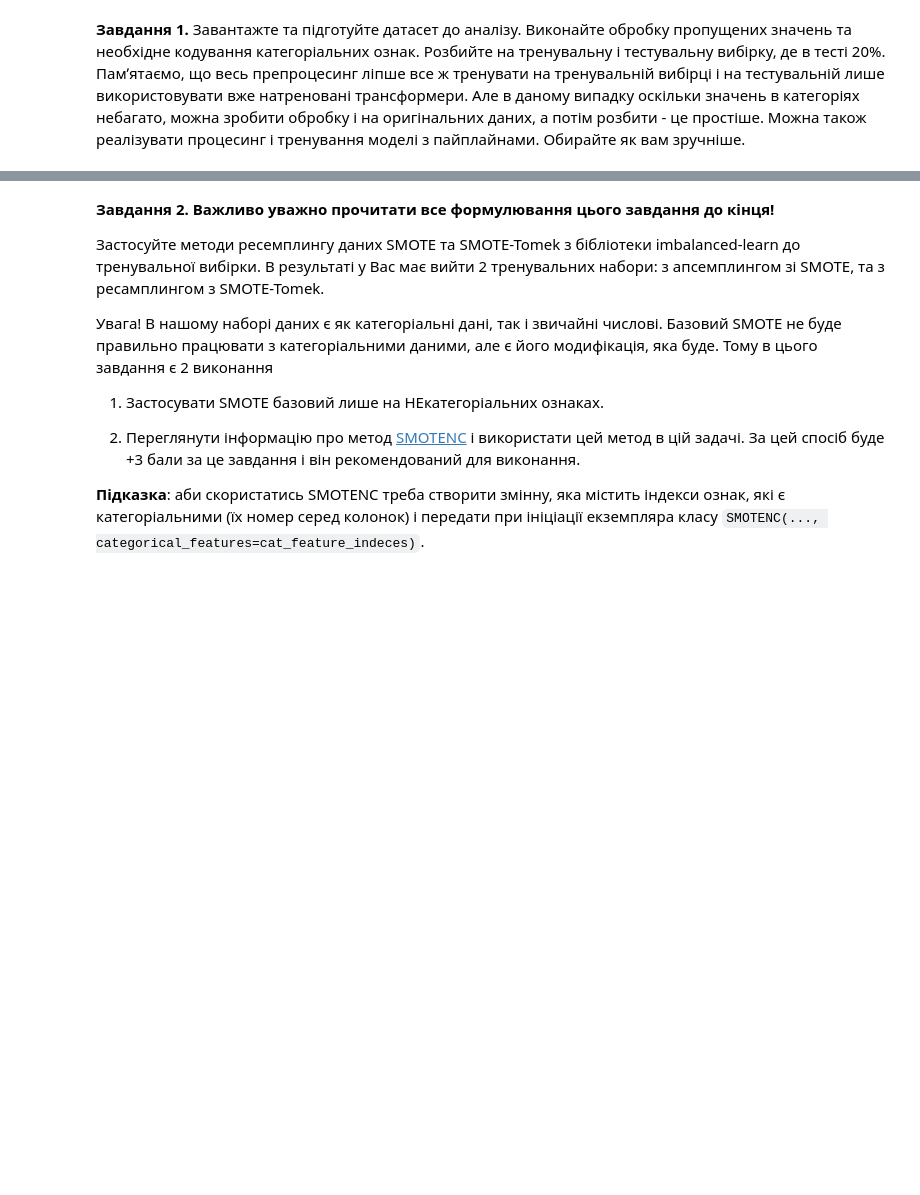
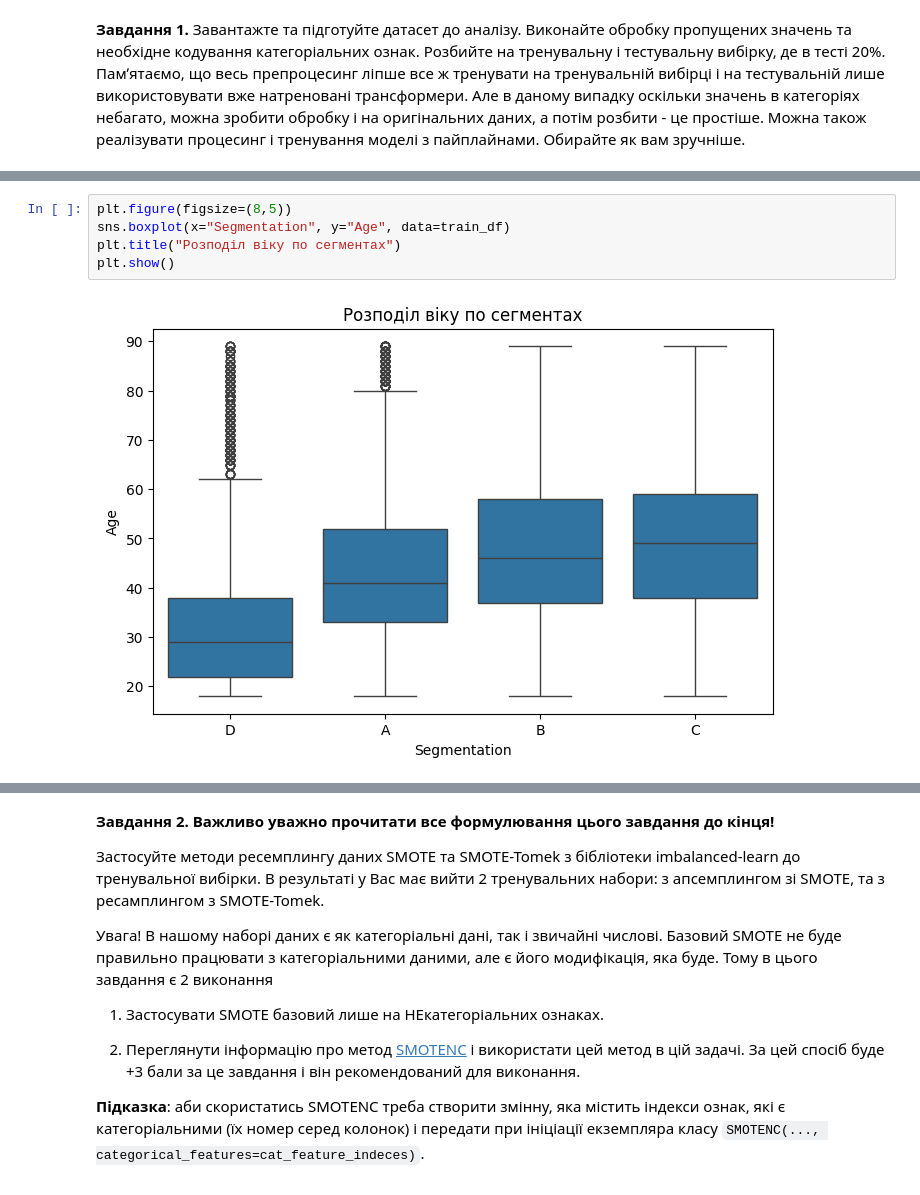
Before and after one commit to valeriya-reva/ml_course_hw, a Jupyter notebook: Less_2/HW_2_2_4_unbalanced_multiclass_classification.ipynb, the cells around one changed output, grey strips where cells are left out. Drawn from its saved outputs; the diff is of its cells as text; blank space fills up the shorter version.

```diff
--- a/Less_2/HW_2_2_4_unbalanced_multiclass_classification.ipynb
+++ b/Less_2/HW_2_2_4_unbalanced_multiclass_classification.ipynb
@@ -25,0 +169,7 @@
+# %%
+plt.figure(figsize=(8,5))
+sns.boxplot(x="Segmentation", y="Age", data=train_df)
+plt.title("Розподіл віку по сегментах")
+plt.show()
+# %% [output]
+[figure, added]
```
Also changed, not shown: parts of 32 cells of this notebook, 5 other files.
